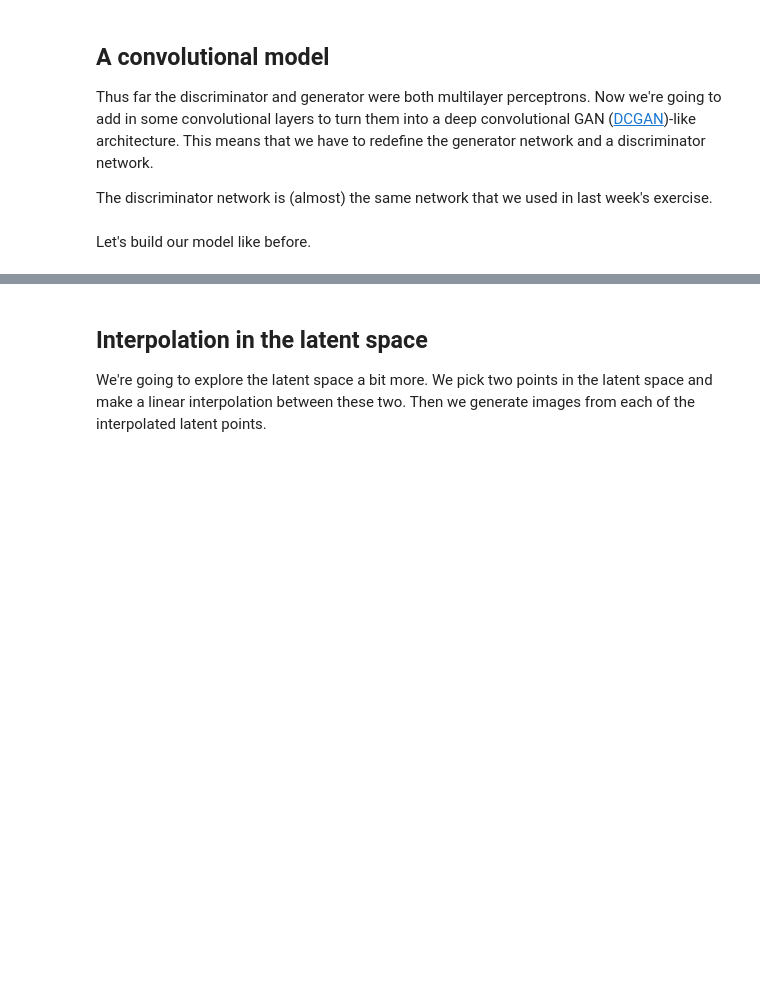
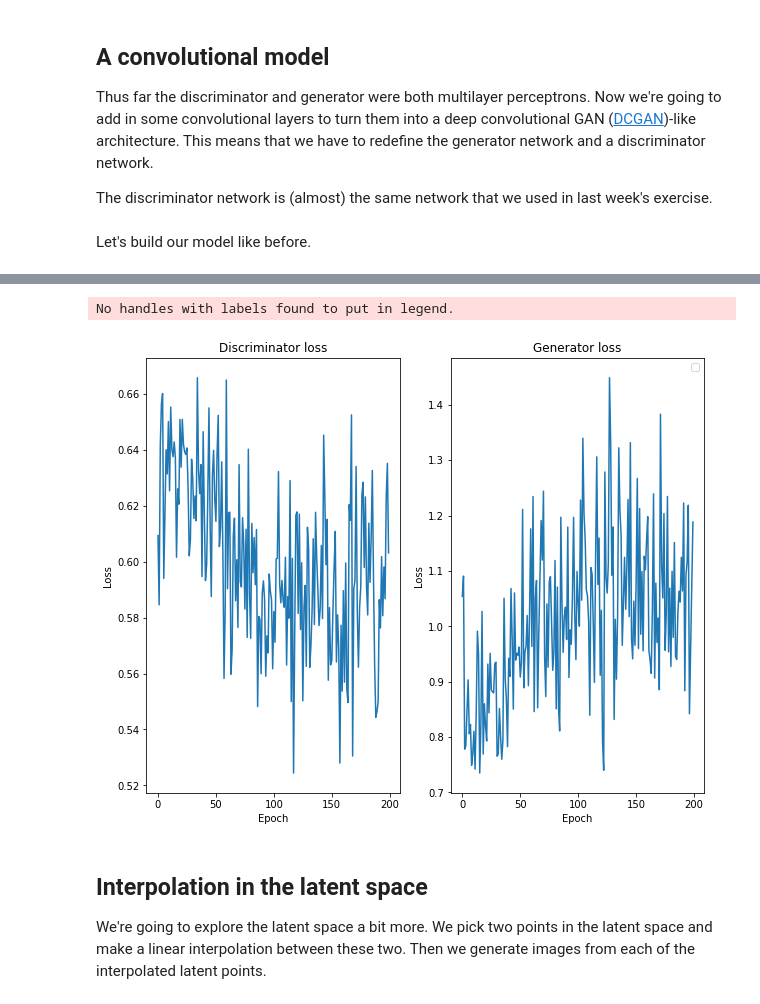
Before and after one commit to VincentV0/8dm50-machine-learning, a Jupyter notebook: practicals/week_5.ipynb, the cells around one changed output, grey strips where cells are left out. Cells and saved outputs as stored; diff of their text form; code cells hidden in the pictures; blank space fills up the shorter version.

```diff
--- a/practicals/week_5.ipynb
+++ b/practicals/week_5.ipynb
@@ -807,3 +833,20 @@ for e in range(epochs):
+# %%
+plt.figure(figsize=(10, 8))
+plt.subplot(1, 2, 1)
+plt.plot(d_losses)
+plt.title('Discriminator loss')
+plt.xlabel('Epoch')
+plt.ylabel('Loss')
+plt.subplot(1, 2, 2)
+plt.plot(g_losses)
+plt.title('Generator loss')
+plt.xlabel('Epoch')
+plt.ylabel('Loss')
+plt.legend()
+plt.show()
+# %% [output]
+No handles with labels found to put in legend.
+[figure, added]
 # %% [markdown]
 ## Interpolation in the latent space
 We're going to explore the latent space a bit more. We pick two points in the latent space and make a linear interpolation between these two. Then we generate images from each of the interpolated latent points.
```
Also changed, not shown: parts of 18 cells of this notebook.
